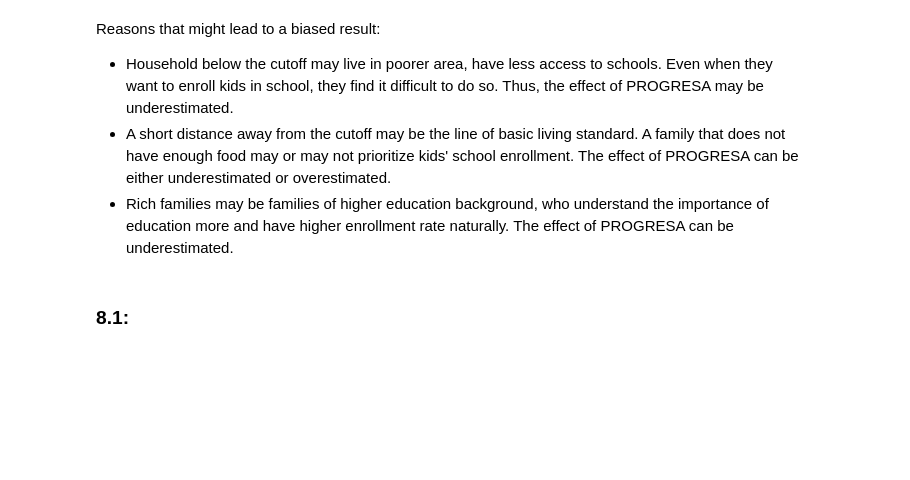
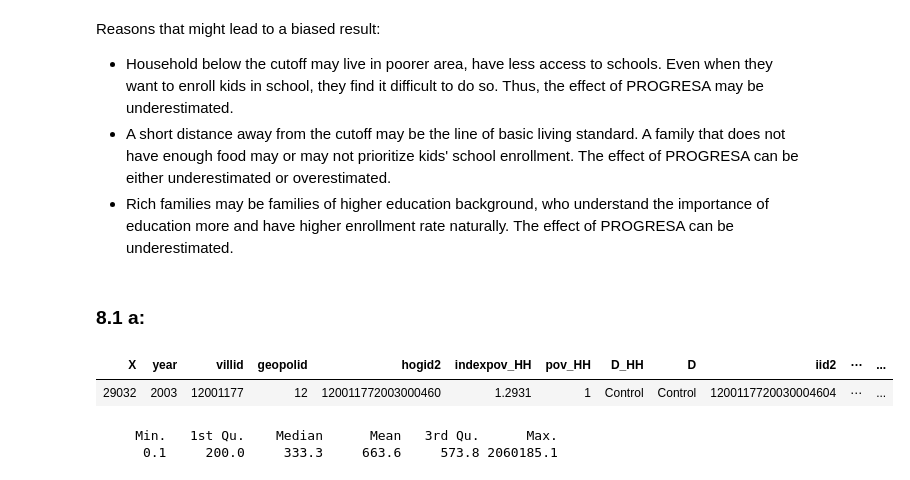
Before and after one commit to aoyh/bdbd, a Jupyter notebook: hw/Assignment3_AaronOu.ipynb, the cells around one changed output. Saved outputs shown, nothing was run; the diff lists cells and outputs as text; code cells hidden in the pictures; blank space fills up the shorter version.

```diff
--- a/hw/Assignment3_AaronOu.ipynb
+++ b/hw/Assignment3_AaronOu.ipynb
@@ -251,7 +265,21 @@ Reasons that might lead to a biased result:
 - Household below the cutoff may live in poorer area, have less access to schools. Even when they want to enroll kids in school, they find it difficult to do so. Thus, the effect of PROGRESA may be underestimated.
 - A short distance away from the cutoff may be the line of basic living standard. A family that does not have enough food may or may not prioritize kids' school enrollment. The effect of PROGRESA can be either underestimated or overestimated.
 - Rich families may be families of higher education background, who understand the importance of education more and have higher enrollment rate naturally. The effect of PROGRESA can be underestimated.
-# %% [markdown]
-### 8.1:
-<!--
--->
+# %% [markdown]
+### 8.1 a:
+<!--
+(a) Create histograms to see the distribution of income per household member by treatment and
+control in 2000 and then in 2003. You will need to add
++ scale_x_continuous(limits = c(0, 5000))
+-->
+# %%
+# Read raw data and clean for difference in difference exercise
+did <- read.csv("../Data/DID_OPORTUNIDADES.csv", header = TRUE) %>%
+  filter(year %in% c(2000, 2003), !is.na(Income_HH_per))
+head(did, 1)
+summary(did$Income_HH_per)
+# %% [output]
+| X | year | villid | geopolid | hogid2 | indexpov_HH | pov_HH | D_HH | D | iid2 | ⋯ | ... |
+| 29032 | 2003 | 12001177 | 12 | 120011772003000460 | 1.2931 | 1 | Control | Control | 1200117720030004604 | ⋯ | ... |
+     Min.   1st Qu.    Median      Mean   3rd Qu.      Max.
+      0.1     200.0     333.3     663.6     573.8 2060185.1
```
Also changed, not shown: parts of 14 cells of this notebook, 11 other files.
